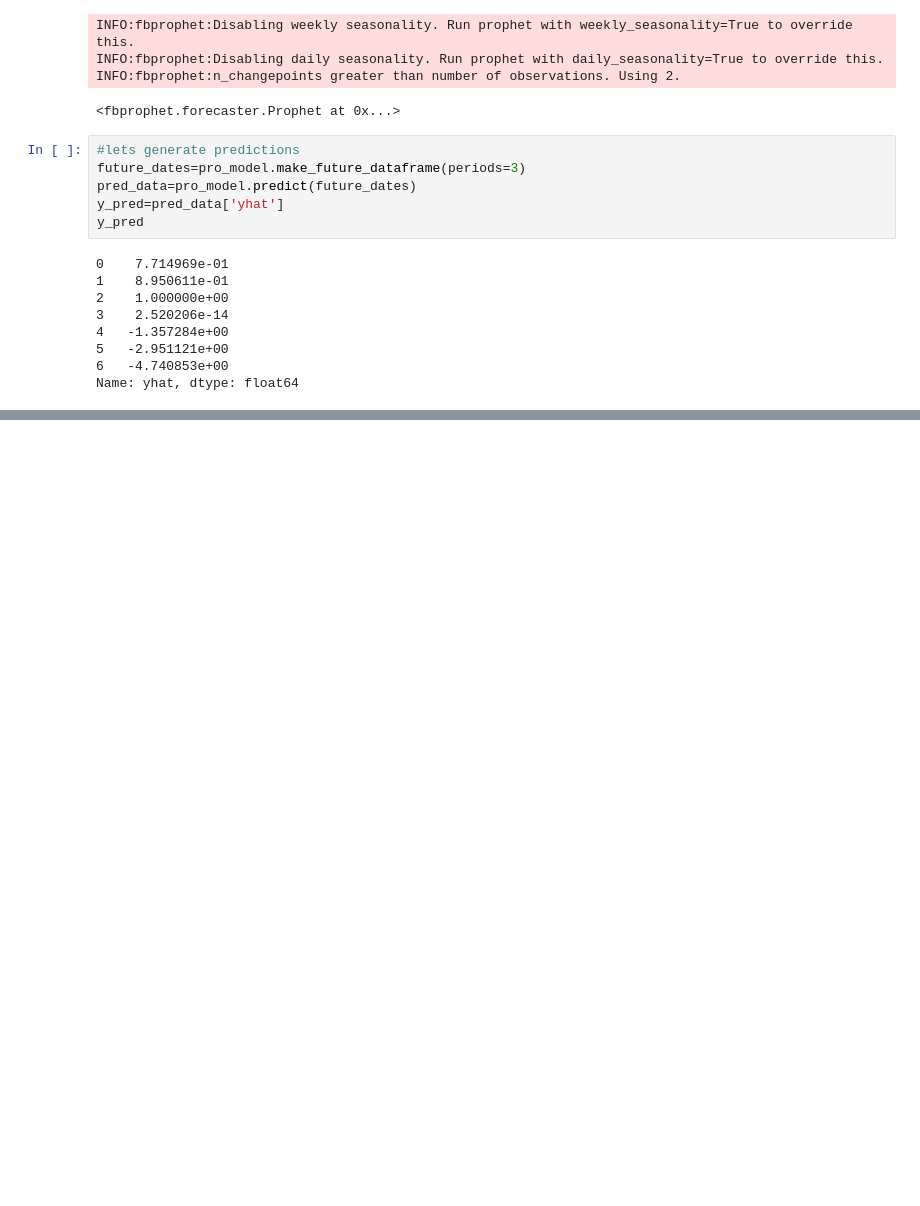
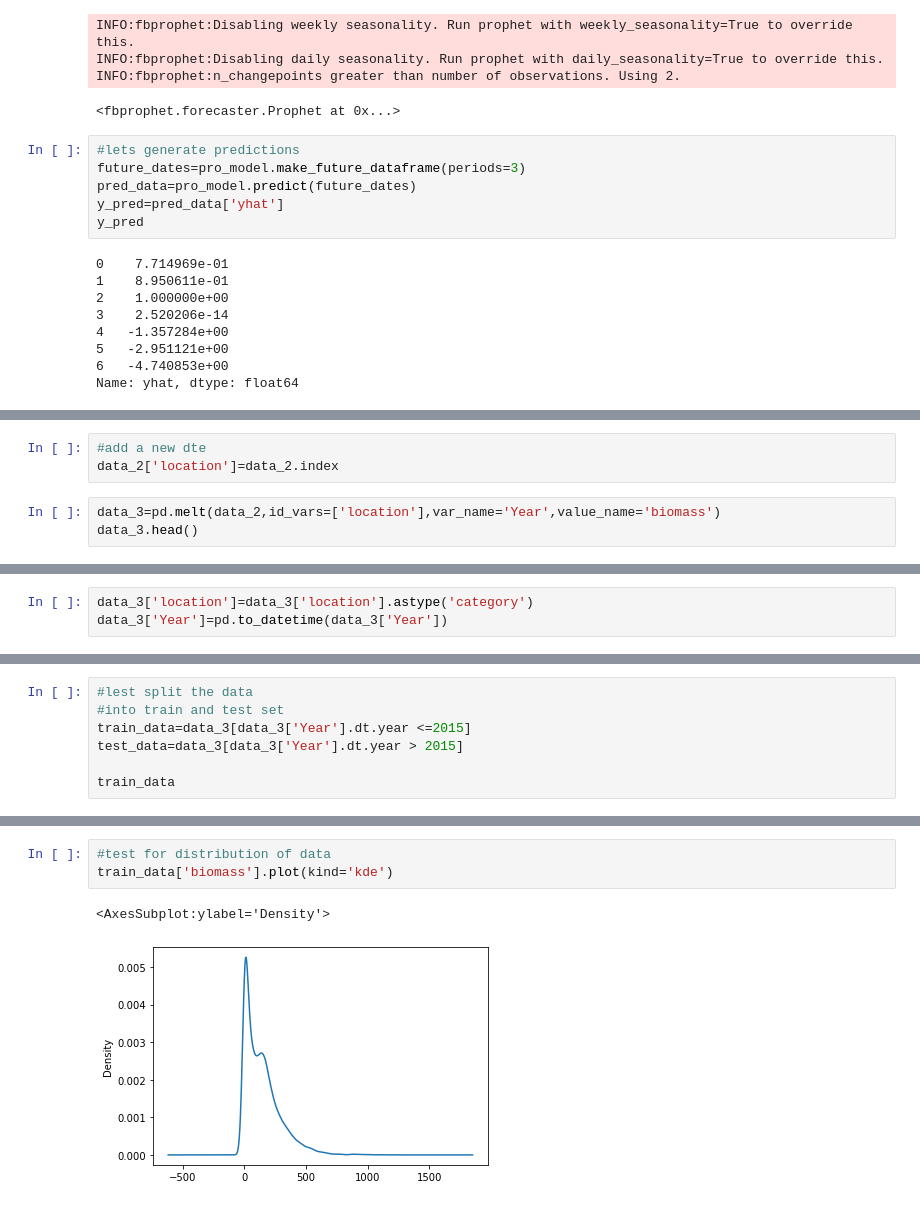
Before and after one commit to felix-n12/shell-ai, a Jupyter notebook: Untitled.ipynb, the cells around one changed output, grey strips where cells are left out. Cells and saved outputs as stored; diff of their text form; blank space fills up the shorter version.

```diff
--- a/Untitled.ipynb
+++ b/Untitled.ipynb
@@ -384,0 +425,6 @@ Name: yhat, dtype: float64
+# %%
+#add a new dte
+data_2['location']=data_2.index
+# %%
+data_3=pd.melt(data_2,id_vars=['location'],var_name='Year',value_name='biomass')
+data_3.head()
@@ -384,0 +460,3 @@ Name: yhat, dtype: float64
+# %%
+data_3['location']=data_3['location'].astype('category')
+data_3['Year']=pd.to_datetime(data_3['Year'])
@@ -384,0 +476,7 @@ Name: yhat, dtype: float64
+# %%
+#lest split the data
+#into train and test set
+train_data=data_3[data_3['Year'].dt.year <=2015]
+test_data=data_3[data_3['Year'].dt.year > 2015]
+
+train_data
@@ -384,0 +497,6 @@ Name: yhat, dtype: float64
+# %%
+#test for distribution of data
+train_data['biomass'].plot(kind='kde')
+# %% [output]
+<AxesSubplot:ylabel='Density'>
+[figure, added]
```
Also changed, not shown: parts of 17 cells of this notebook.
